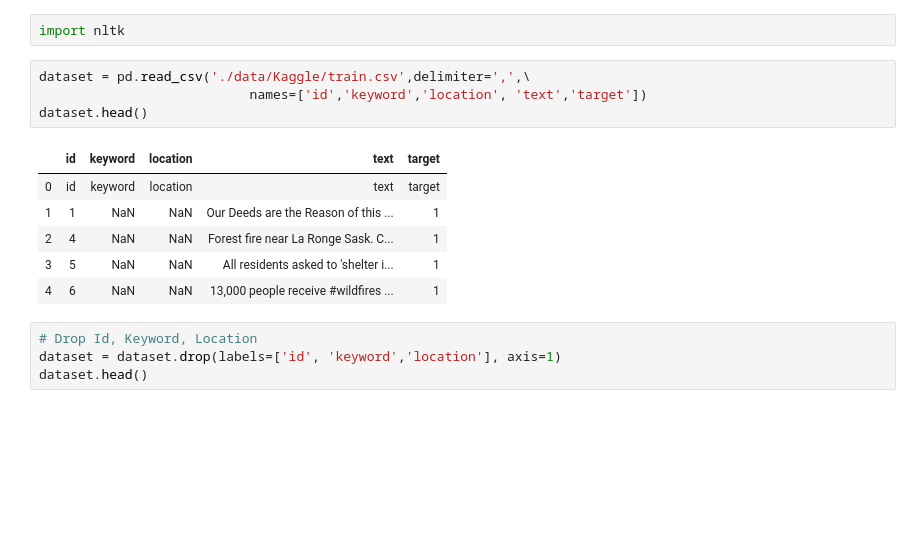
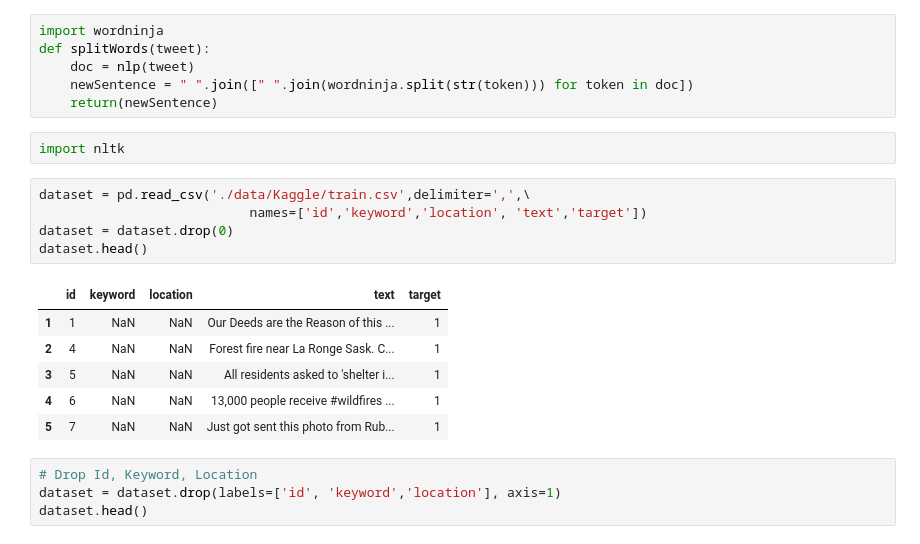
Before and after one commit to hadam1993/Industrial_Math, a Jupyter notebook: KaggleCompetition.ipynb, the cells around one changed output. Saved outputs shown, nothing was run; the diff lists cells and outputs as text; blank space fills up the shorter version.

```diff
--- a/KaggleCompetition.ipynb
+++ b/KaggleCompetition.ipynb
@@ -13,16 +58,23 @@ warnings.filterwarnings('ignore')
+# %%
+import wordninja
+def splitWords(tweet):
+    doc = nlp(tweet)
+    newSentence = " ".join([" ".join(wordninja.split(str(token))) for token in doc])
+    return(newSentence)
 # %%
 import nltk
 # %%
 dataset = pd.read_csv('./data/Kaggle/train.csv',delimiter=',',\
                            names=['id','keyword','location', 'text','target'])
+dataset = dataset.drop(0)
 dataset.head()
 # %% [output]
 |  | id | keyword | location | text | target |
-| 0 | id | keyword | location | text | target |
 | 1 | 1 | NaN | NaN | Our Deeds are the Reason of this ... | 1 |
 | 2 | 4 | NaN | NaN | Forest fire near La Ronge Sask. C... | 1 |
 | 3 | 5 | NaN | NaN | All residents asked to 'shelter i... | 1 |
 | 4 | 6 | NaN | NaN | 13,000 people receive #wildfires ... | 1 |
+| 5 | 7 | NaN | NaN | Just got sent this photo from Rub... | 1 |
 # %%
 # Drop Id, Keyword, Location
 dataset = dataset.drop(labels=['id', 'keyword','location'], axis=1)
```
Also changed, not shown: parts of 34 cells of this notebook, 3 other files.
